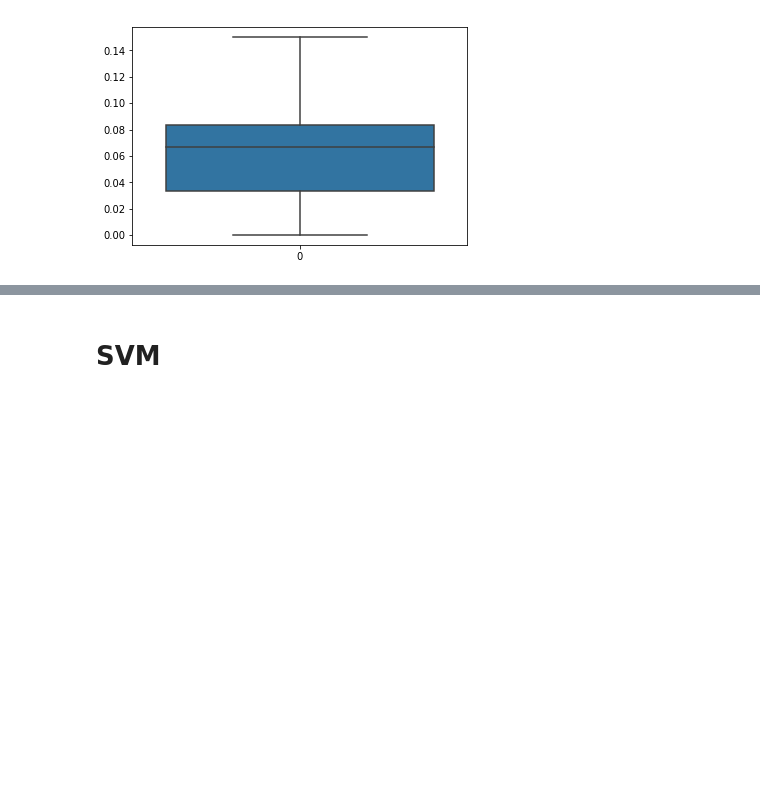
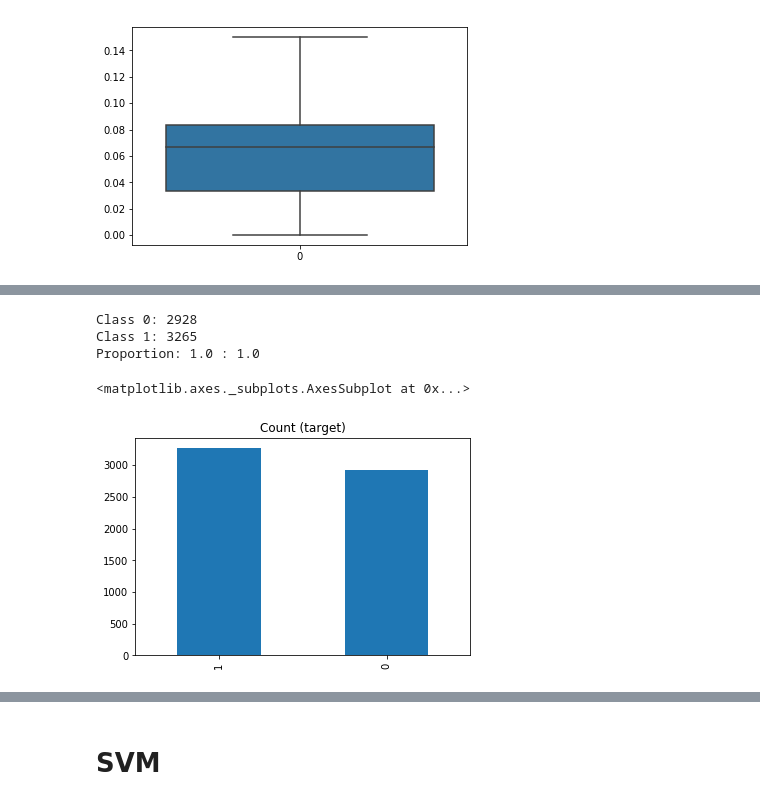
Before and after one commit to Edwardkang1004/Springboard, a Jupyter notebook: Capstone Project 1/Capstone Project 1b.ipynb, the cells around one changed output, grey strips where cells are left out. Cells and saved outputs as stored; diff of their text form; code cells hidden in the pictures; blank space fills up the shorter version.

```diff
--- a/Capstone Project 1/Capstone Project 1b.ipynb
+++ b/Capstone Project 1/Capstone Project 1b.ipynb
@@ -666,6 +671,20 @@ def classifcation(df):
     return 1
 
 features['durationlength'] = features.apply(classifcation, axis=1)
+# %%
+target_count = features.durationlength.value_counts()
+print('Class 0: {}'.format(target_count[0]))
+print('Class 1: {}'.format(target_count[1]))
+print('Proportion: {}'.format(round(target_count[0] / target_count[1]), 2), ': 1.0')
+# %% [output]
+Class 0: 2928
+Class 1: 3265
+Proportion: 1.0 : 1.0
+# %%
+target_count.plot(kind='bar', title = 'Count (target)')
+# %% [output]
+<matplotlib.axes._subplots.AxesSubplot at 0x...>
+[figure, added]
 # %%
 labels = features['durationlength']
 features= features.drop(['durationlength','duration'], axis = 1)
```
Also changed, not shown: parts of 55 cells of this notebook.
